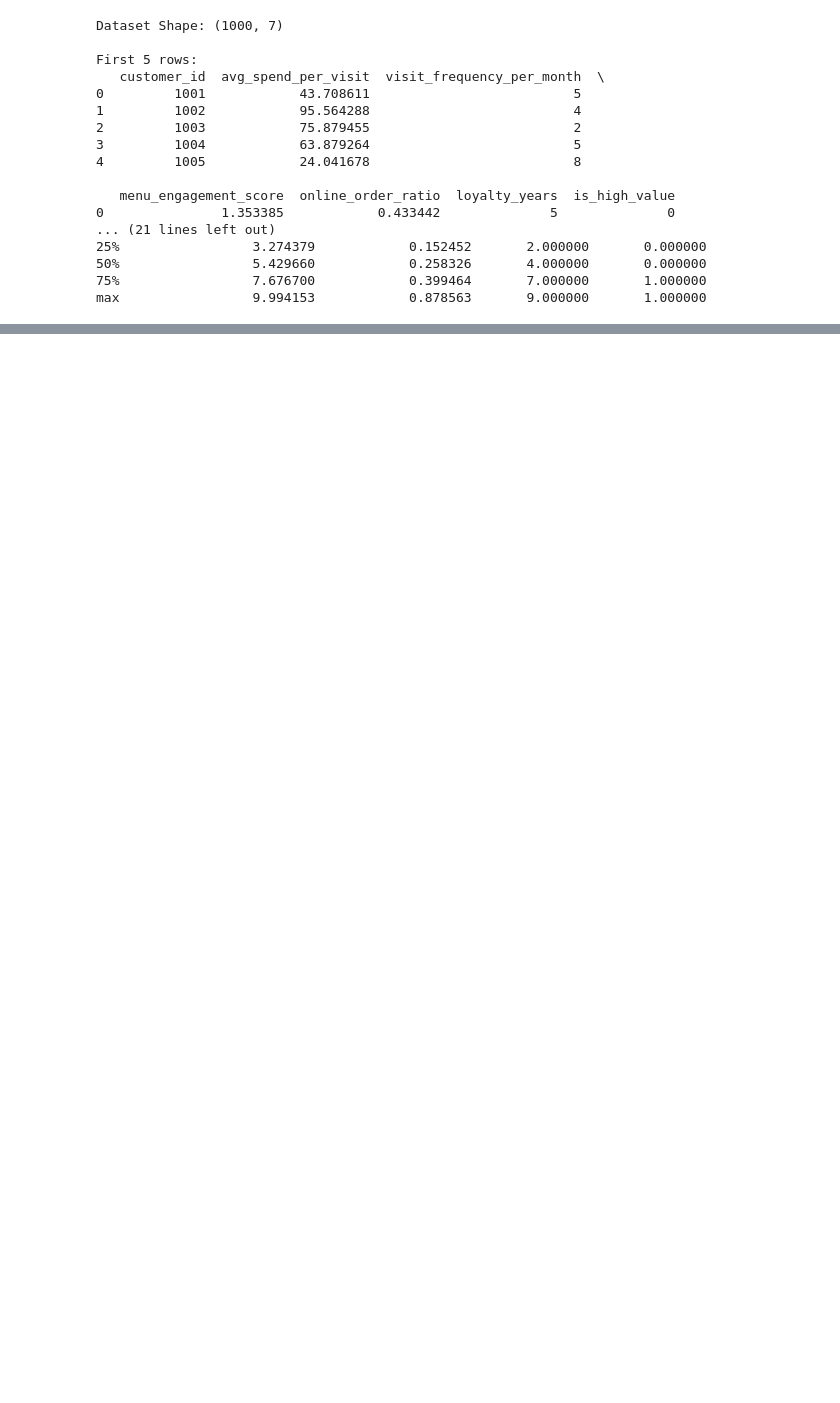
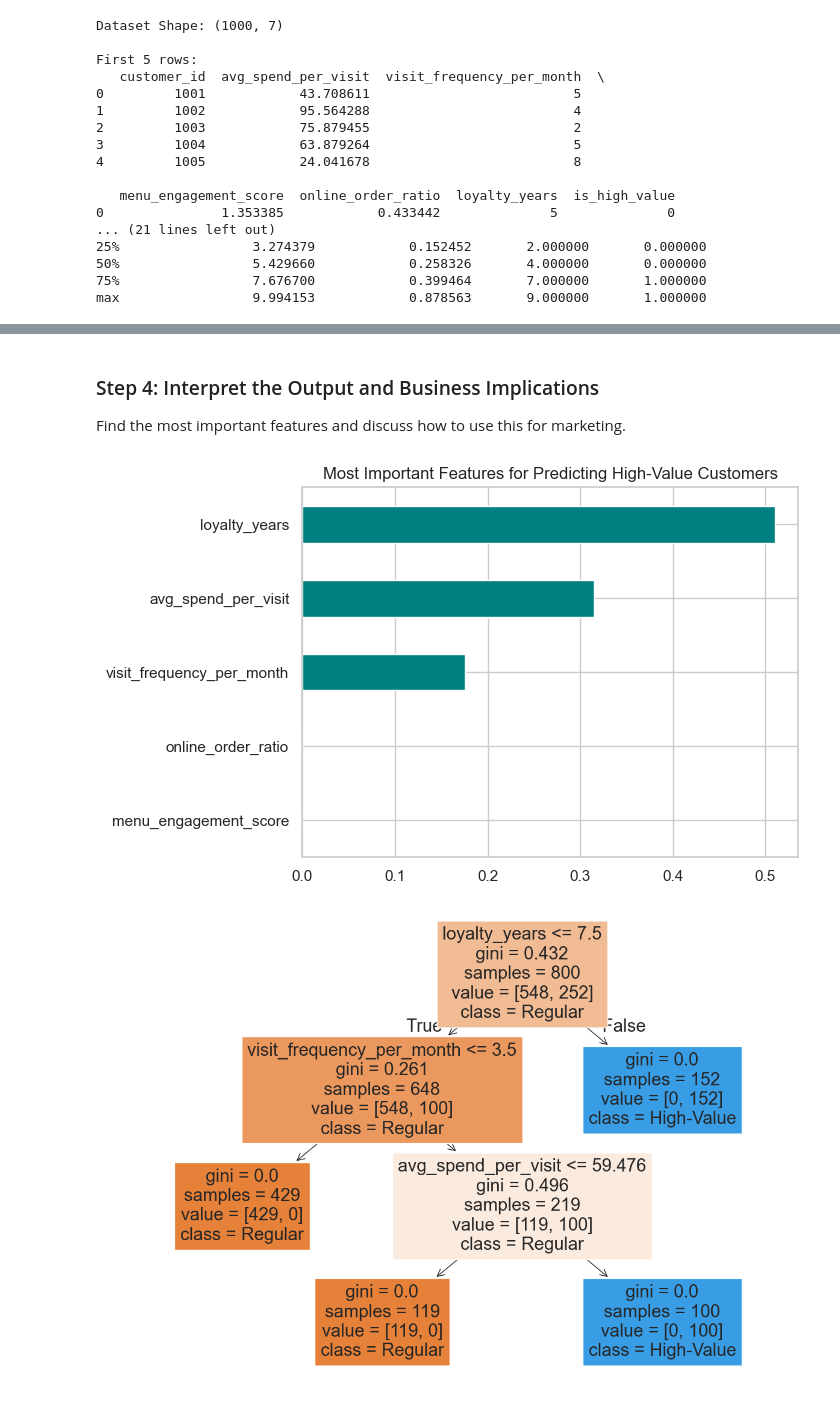
Before and after one commit to edlance01/ai_data_support_5day, a Jupyter notebook: predicting_high_value_customers.ipynb, the cells around one changed output, grey strips where cells are left out. Drawn from its saved outputs; the diff is of its cells as text; code cells hidden in the pictures; blank space fills up the shorter version.

Commit message:
updated predicting lab

```diff
--- a/predicting_high_value_customers.ipynb
+++ b/predicting_high_value_customers.ipynb
@@ -83,0 +137,19 @@ Passing `palette` without assigning `hue` is deprecated and will be removed in v
+# %% [markdown]
+### Step 4: Interpret the Output and Business Implications
+Find the most important features and discuss how to use this for marketing.
+# %%
+# Visualize Feature Importance
+importances = pd.Series(model.feature_importances_, index=X.columns)
+importances.sort_values().plot(kind="barh", color="teal")
+plt.title("Most Important Features for Predicting High-Value Customers")
+plt.show()
+
+# Visualize the Tree
+plt.figure(figsize=(15, 10))
+plot_tree(
+    model, feature_names=X.columns, class_names=["Regular", "High-Value"], filled=True
+)
+plt.show()
+# %% [output]
+[figure, added]
+[figure, added]
```
Also changed, not shown: parts of 5 cells of this notebook.
